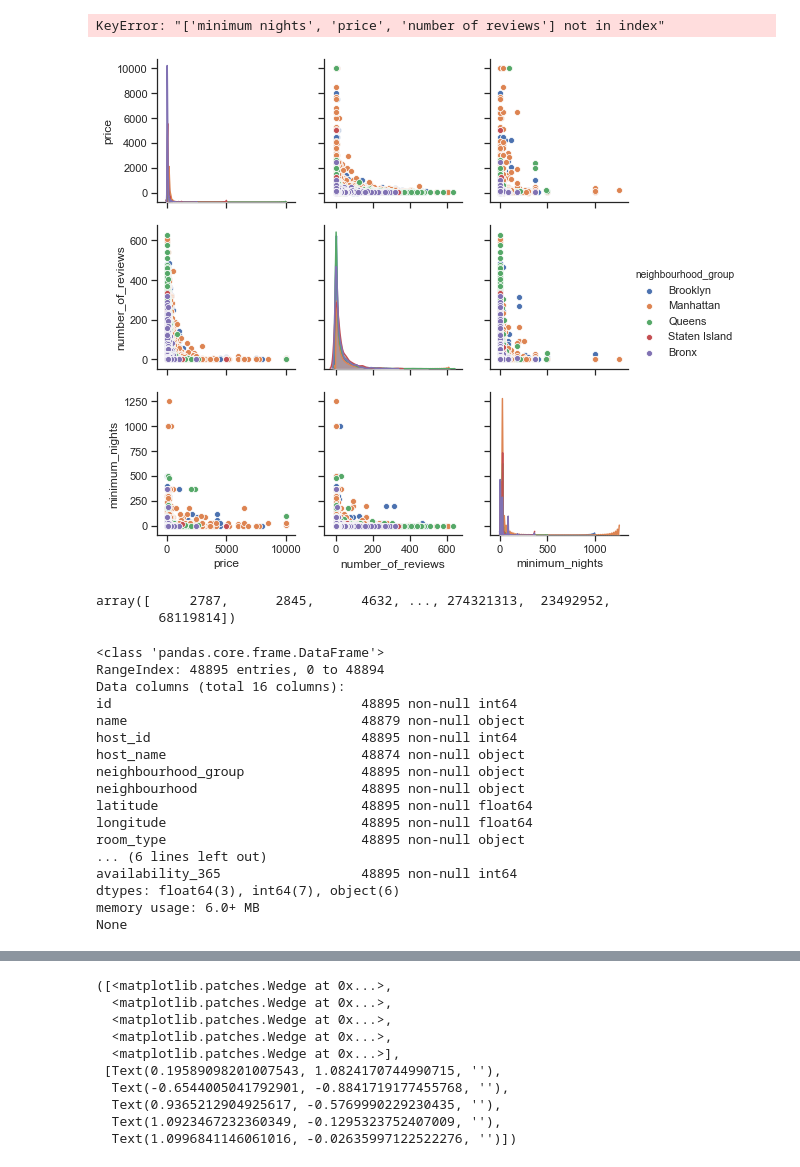
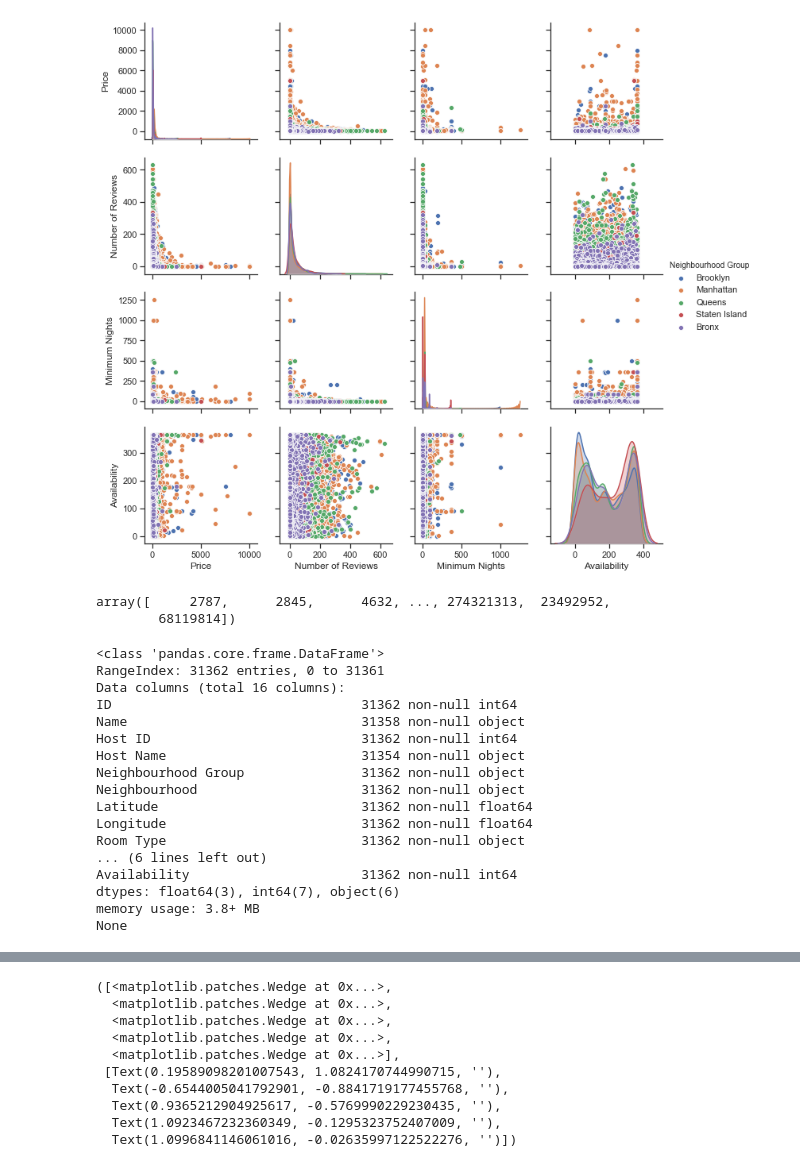
Before and after one commit to hayden4davey/Project1-Group2, a Jupyter notebook: Shifaa1.ipynb, the cells around one changed output, grey strips where cells are left out. Saved outputs shown, nothing was run; the diff lists cells and outputs as text; code cells hidden in the pictures.

```diff
--- a/Shifaa1.ipynb
+++ b/Shifaa1.ipynb
@@ -7,6 +7,6 @@ sns.set(style="ticks")
 
 import numpy as np
 # %%
-file = pd.read_csv("CleanAirbnbData.csv")
+file = pd.read_csv("Resources/CleanAirbnbData.csv")
 file.head()
 # %% [output]
@@ -33,9 +35,7 @@ KeyError: 'price'
-# %%
-test=file[['neighbourhood_group', 'price', 'number of reviews', 'minimum nights']]
-# %% [output]
-KeyError: "['minimum nights', 'price', 'number of reviews'] not in index"
+# %%
+test=file[['Neighbourhood Group', 'Price', 'Number of Reviews', 'Minimum Nights', 'Availability']]
 # %%
-g=sns.pairplot(test, hue="neighbourhood_group")
+g=sns.pairplot(test, hue="Neighbourhood Group")
 # %% [output]
-[figure, old version]
+[figure, new version]
 # %%
@@ -48,21 +48,21 @@ array([     2787,      2845,      4632, ..., 274321313,  23492952,
 print(file.info())
 # %% [output]
 <class 'pandas.core.frame.DataFrame'>
-RangeIndex: 48895 entries, 0 to 48894
+RangeIndex: 31362 entries, 0 to 31361
 Data columns (total 16 columns):
-id                                48895 non-null int64
-name                              48879 non-null object
-host_id                           48895 non-null int64
-host_name                         48874 non-null object
-neighbourhood_group               48895 non-null object
-neighbourhood                     48895 non-null object
-latitude                          48895 non-null float64
-longitude                         48895 non-null float64
-room_type                         48895 non-null object
+ID                                31362 non-null int64
+Name                              31358 non-null object
+Host ID                           31362 non-null int64
+Host Name                         31354 non-null object
+Neighbourhood Group               31362 non-null object
+Neighbourhood                     31362 non-null object
+Latitude                          31362 non-null float64
+Longitude                         31362 non-null float64
+Room Type                         31362 non-null object
 ... (6 lines left out)
-availability_365                  48895 non-null int64
+Availability                      31362 non-null int64
 dtypes: float64(3), int64(7), object(6)
-memory usage: 6.0+ MB
+memory usage: 3.8+ MB
 None
 # %%
 file.describe()
```
Also changed, not shown: parts of 16 cells of this notebook.
